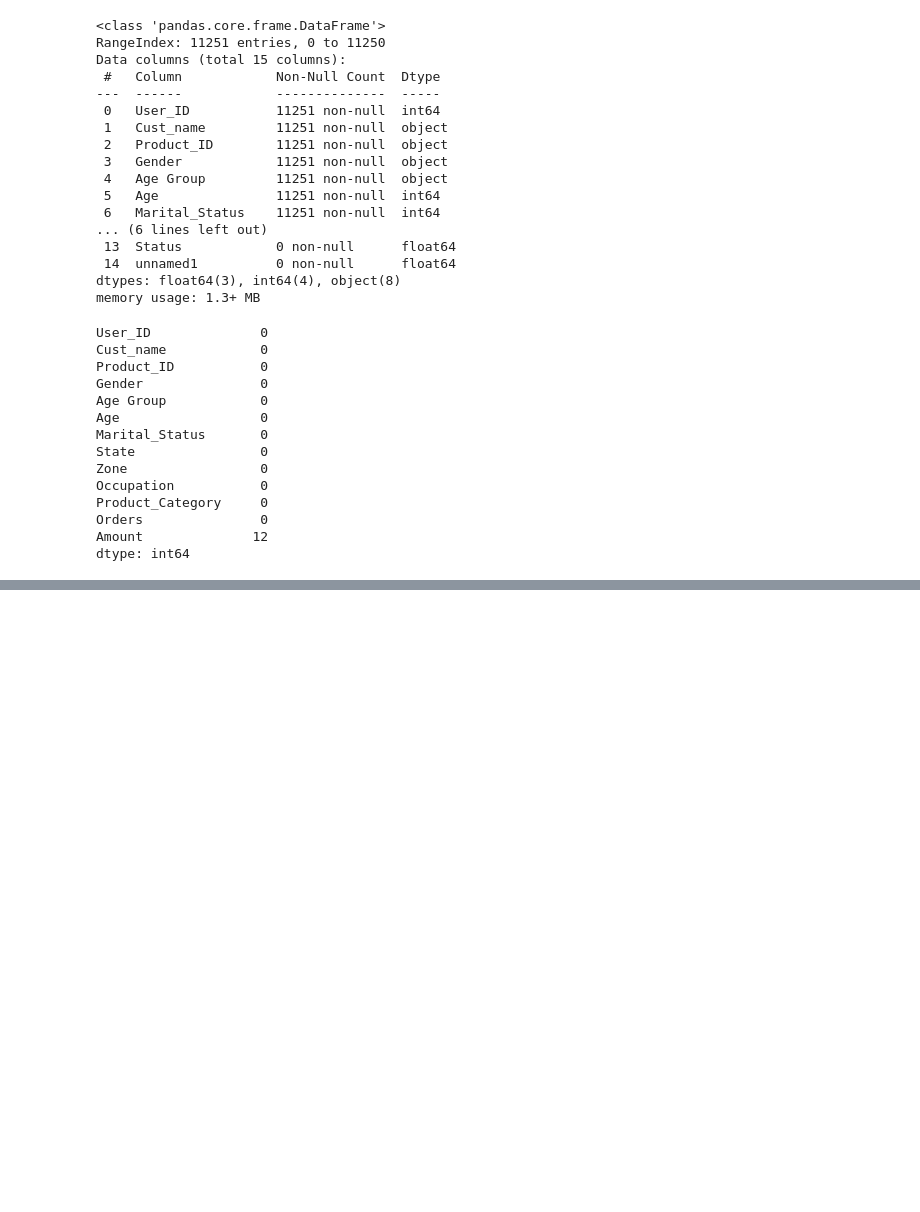
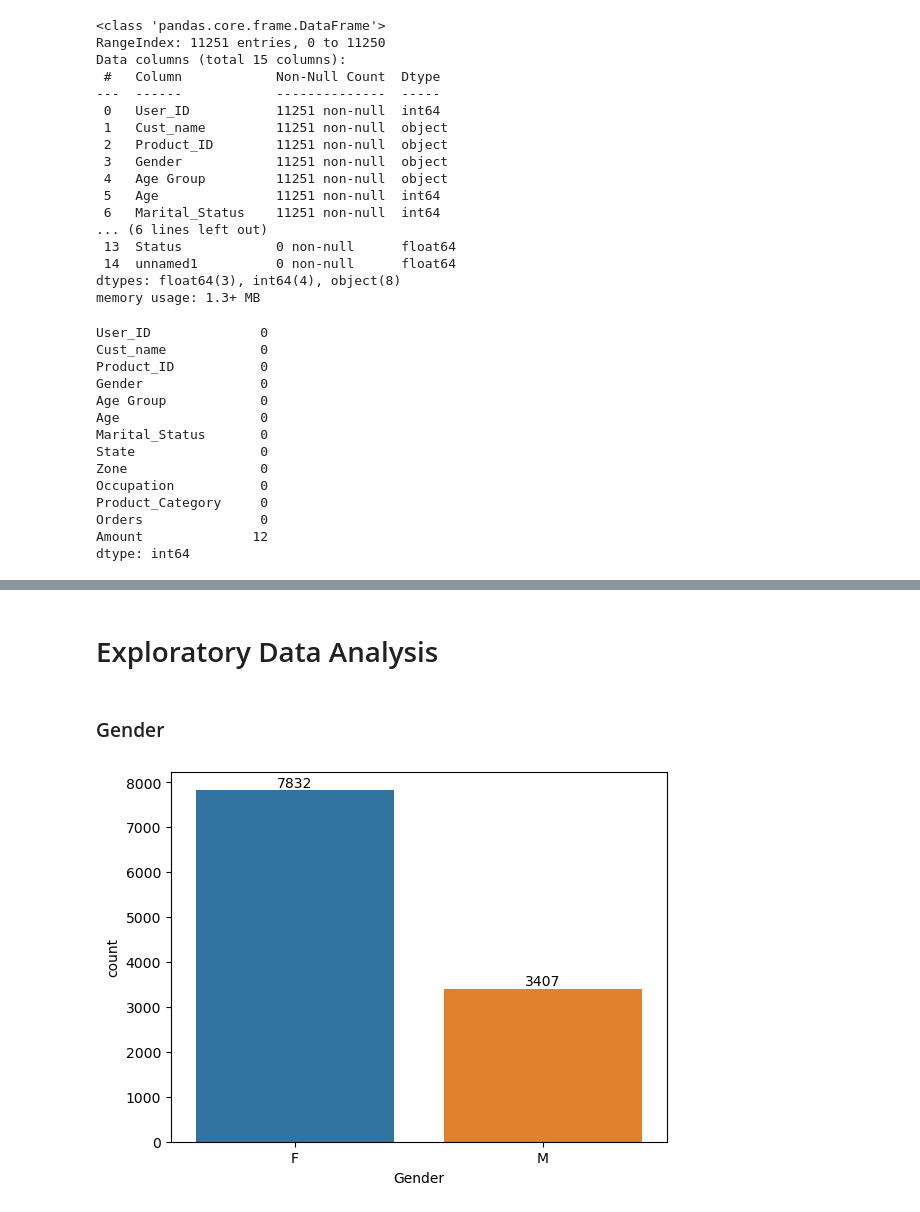
Before and after one commit to Anurag-Kumar-Dubey/Exploratory-Analysis-of-Diwali-Sales-Data, a Jupyter notebook: Exploratory-Analysis-of-Diwali-Sales-Data.ipynb, the cells around one changed output, grey strips where cells are left out. Saved outputs shown, nothing was run; the diff lists cells and outputs as text; code cells hidden in the pictures; blank space fills up the shorter version.

```diff
--- a/Exploratory-Analysis-of-Diwali-Sales-Data.ipynb
+++ b/Exploratory-Analysis-of-Diwali-Sales-Data.ipynb
@@ -75,3 +78,11 @@ Product_Category     0
 Orders               0
 Amount              12
 dtype: int64
+# %%
+# drop null values
+
+df.dropna(inplace=True)
+# %%
+# change data type
+
+df['Amount'] = df['Amount'].astype('int')
@@ -77,0 +144,17 @@ dtype: int64
+# %% [markdown]
+# Exploratory Data Analysis
+# %% [markdown]
+### Gender
+# %%
+# plotting a bar chart for Gender and it's count
+
+ax = sns.countplot(x = 'Gender',data = df)
+
+# Add labels to the bars
+
+for bars in ax.containers:
+    ax.bar_label(bars)
+
+plt.show()
+# %% [output]
+[figure, added]
```
Also changed, not shown: parts of 7 cells of this notebook.
